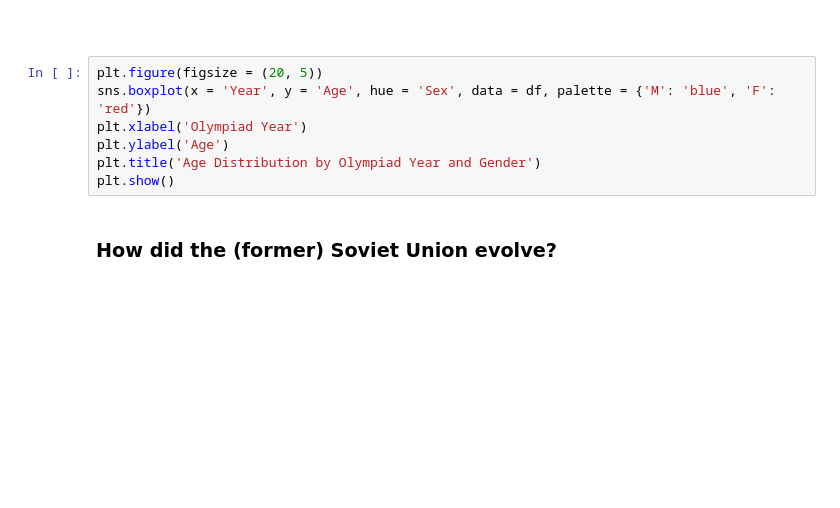
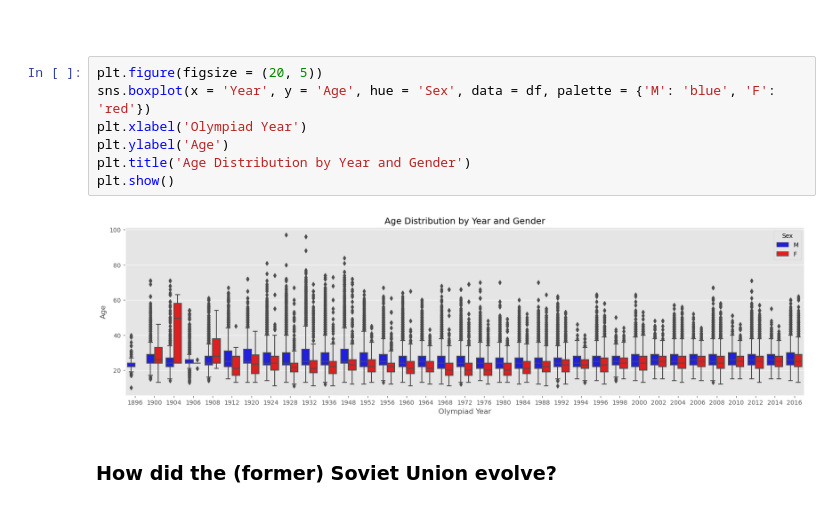
Before and after one commit to njuliann/athlete_events, a Jupyter notebook: tidy_athletes.ipynb, the cells around one changed output. Saved outputs shown, nothing was run; the diff lists cells and outputs as text; blank space fills up the shorter version.

```diff
--- a/tidy_athletes.ipynb
+++ b/tidy_athletes.ipynb
@@ -365,9 +388,11 @@ plt.show()
 # %%
 plt.figure(figsize = (20, 5))
 sns.boxplot(x = 'Year', y = 'Age', hue = 'Sex', data = df, palette = {'M': 'blue', 'F': 'red'})
 plt.xlabel('Olympiad Year')
 plt.ylabel('Age')
-plt.title('Age Distribution by Olympiad Year and Gender')
+plt.title('Age Distribution by Year and Gender')
 plt.show()
+# %% [output]
+[figure, added]
 # %% [markdown]
 ### How did the (former) Soviet Union evolve?
```
Also changed, not shown: parts of 12 cells of this notebook.
